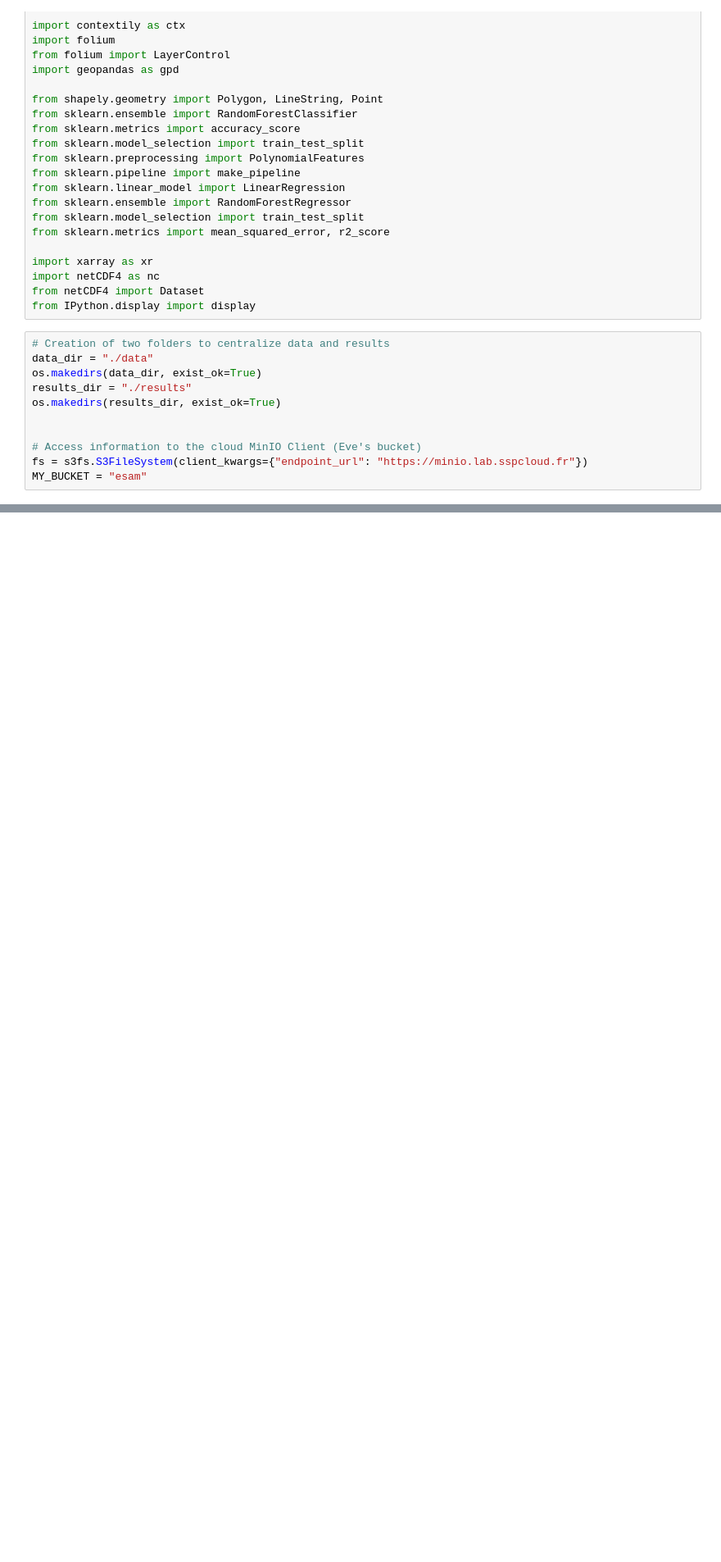
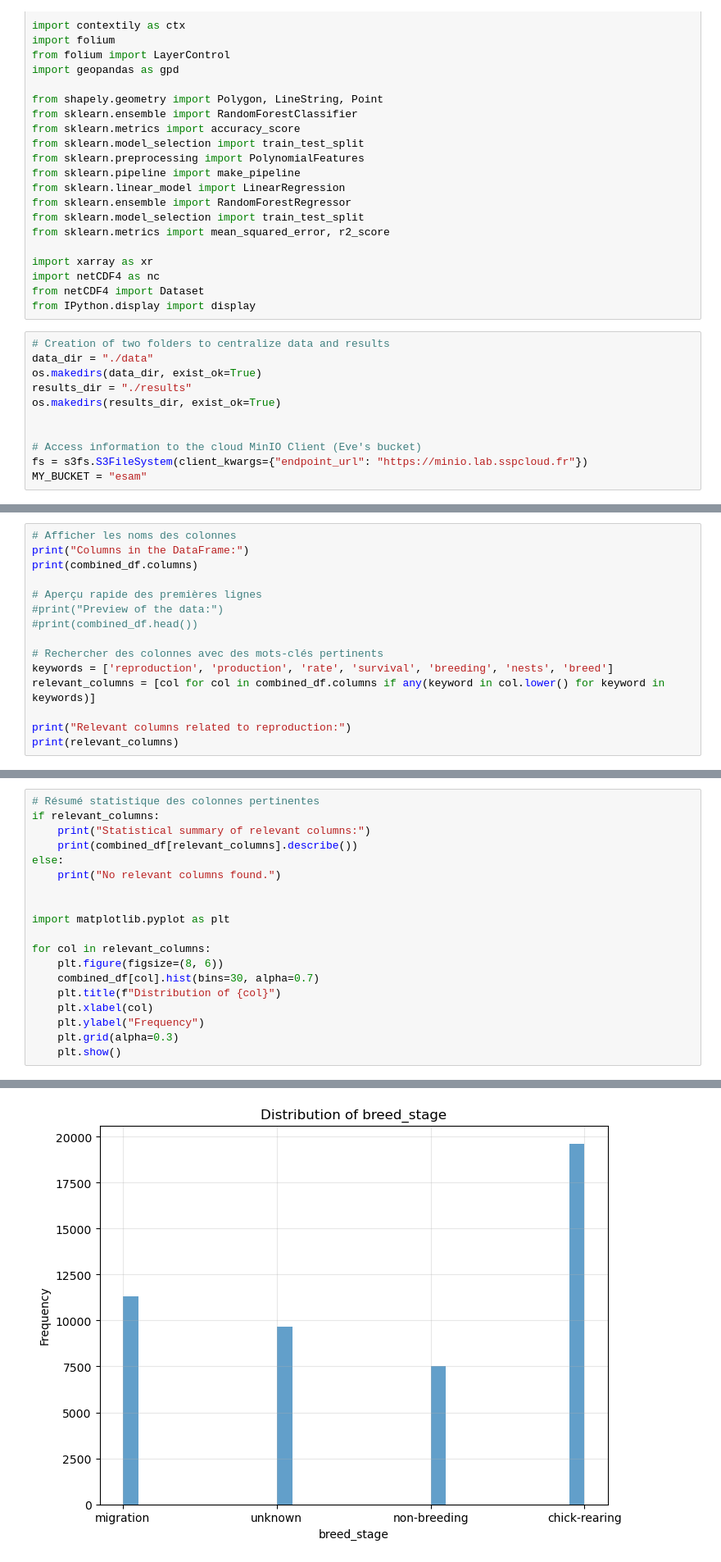
Before and after one commit to audreybvt/projet_python_2024_ENSAE, a Jupyter notebook: trackingdata.ipynb, the cells around one changed output, grey strips where cells are left out. Shown at 82% size. Drawn from its saved outputs; the diff is of its cells as text; blank space fills up the shorter version.

Commit message:
verif data tracking

```diff
--- a/trackingdata.ipynb
+++ b/trackingdata.ipynb
@@ -49,0 +97,15 @@ MY_BUCKET = "esam"
+# %%
+# Afficher les noms des colonnes
+print("Columns in the DataFrame:")
+print(combined_df.columns)
+
+# Aperçu rapide des premières lignes
+#print("Preview of the data:")
+#print(combined_df.head())
+
+# Rechercher des colonnes avec des mots-clés pertinents
+keywords = ['reproduction', 'production', 'rate', 'survival', 'breeding', 'nests', 'breed']
+relevant_columns = [col for col in combined_df.columns if any(keyword in col.lower() for keyword in keywords)]
+
+print("Relevant columns related to reproduction:")
+print(relevant_columns)
@@ -49,0 +122,20 @@ MY_BUCKET = "esam"
+# %%
+# Résumé statistique des colonnes pertinentes
+if relevant_columns:
+    print("Statistical summary of relevant columns:")
+    print(combined_df[relevant_columns].describe())
+else:
+    print("No relevant columns found.")
+
+
+import matplotlib.pyplot as plt
+
+for col in relevant_columns:
+    plt.figure(figsize=(8, 6))
+    combined_df[col].hist(bins=30, alpha=0.7)
+    plt.title(f"Distribution of {col}")
+    plt.xlabel(col)
+    plt.ylabel("Frequency")
+    plt.grid(alpha=0.3)
+    plt.show()
+# %% [output]
@@ -49,0 +148 @@ MY_BUCKET = "esam"
+[figure, added]
```
Also changed, not shown: parts of 5 cells of this notebook, 10 other files.
